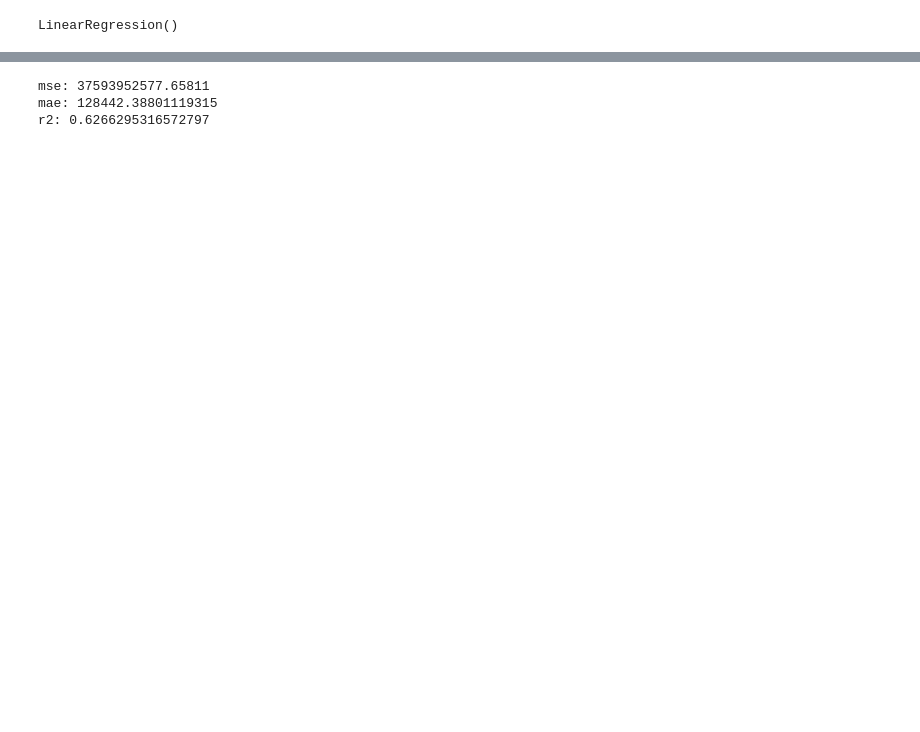
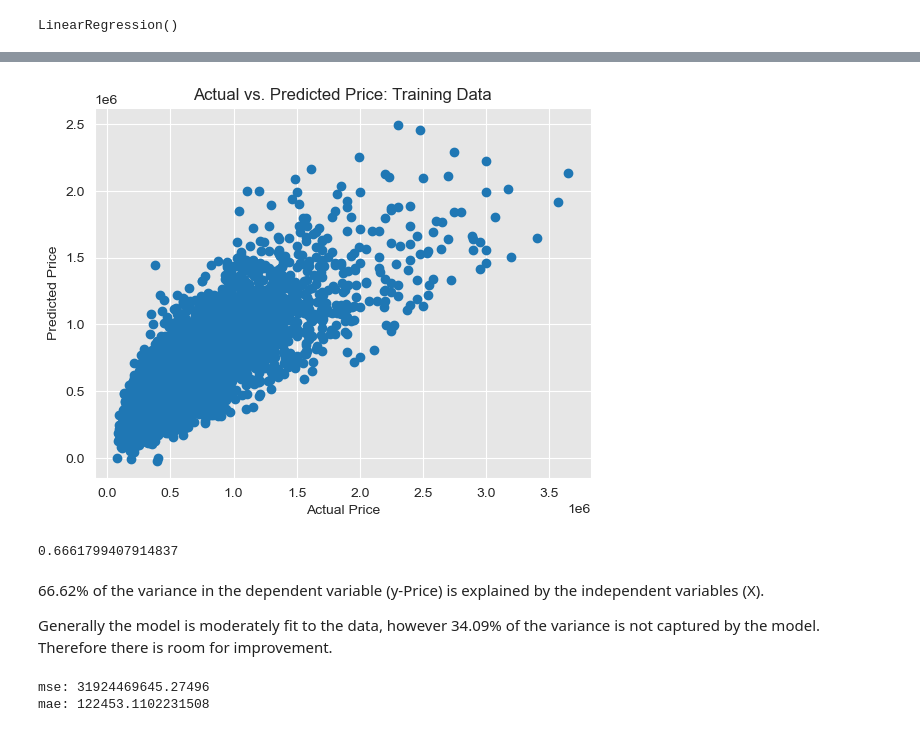
Before and after one commit to AwuorJ/Multiple_Regression_Analysis_of_King_Countys_Real_Estate_Market, a Jupyter notebook: workbook.ipynb, the cells around one changed output, grey strips where cells are left out. Cells and saved outputs as stored; diff of their text form; code cells hidden in the pictures; blank space fills up the shorter version.

```diff
--- a/workbook.ipynb
+++ b/workbook.ipynb
@@ -632,0 +645,3 @@ memory usage: 2.3+ MB
+# %%
+df[['decade', 'month_sold']] = df[['decade', 'month_sold']].astype(object)
+df.info()
@@ -633,7 +666,7 @@ memory usage: 2.3+ MB
 # %% [markdown]
 OHE
 # %%
-df = df.drop(columns = ['id', 'decade', 'sqft_living'])
+df = df.drop(columns = ['id'])
 
 categorical_df = df.select_dtypes(include= (object))
 numeric_df = df.select_dtypes(include= (float, int))
@@ -687,9 +747,8 @@ X_train, X_test, y_train, y_test = train_test_split(X, y, test_size= 0.2, random
 # %% [markdown]
 Scale data
 # %%
-from sklearn.preprocessing import StandardScaler
+from sklearn.preprocessing import MinMaxScaler
 
-scaler = StandardScaler()
+scaler = MinMaxScaler()
 
-X_train_scaled = scaler.fit_transform(X_train)
-X_test_scaled = scaler.fit_transform(X_test)
+scaler.fit(X_train)
@@ -700,6 +761,6 @@ from sklearn.linear_model import LinearRegression
 
 
 model = LinearRegression()
-model.fit(X_train_scaled, y_train)
+model.fit(X_train, y_train)
 # %% [output]
 LinearRegression()
@@ -725,14 +791,36 @@ y_pred_df
+# %%
+# Verify if the model is working using the training set
+
+y_train_pred = model.predict(X_train)
+
+
+plt.scatter(y_train, y_train_pred)
+plt.xlabel('Actual Price')
+plt.ylabel('Predicted Price')
+plt.title('Actual vs. Predicted Price: Training Data')
+
+plt.show()
+# %% [output]
+[figure, added]
+# %%
+# Accuracy score of the model
+from sklearn.metrics import r2_score
+
+r2_score(y_train, y_train_pred)
+# %% [output]
+0.6661799407914837
+# %% [markdown]
+66.62% of the variance in the dependent variable (y-Price) is explained by the independent variables (X).
+
+Generally the model is moderately fit to the data, however 34.09% of the variance is not captured by the model. Therefore there is room for improvement.
 # %%
-from sklearn.metrics import mean_squared_error, r2_score, mean_absolute_error
+from sklearn.metrics import mean_squared_error, mean_absolute_error
 
-mse = mean_squared_error(y_test, y_pred)
-mae = mean_absolute_error(y_test, y_pred)
-r2 = r2_score(y_test, y_pred)
+mse = mean_squared_error(y_train, y_train_pred)
+mae = mean_absolute_error(y_train, y_train_pred)
 
 print('mse:', mse)
 print('mae:', mae)
-print('r2:', r2)
 # %% [output]
-mse: 37593952577.65811
-mae: 128442.38801119315
-r2: 0.6266295316572797
+mse: 31924469645.27496
+mae: 122453.1102231508
```
Also changed, not shown: parts of 21 cells of this notebook.
